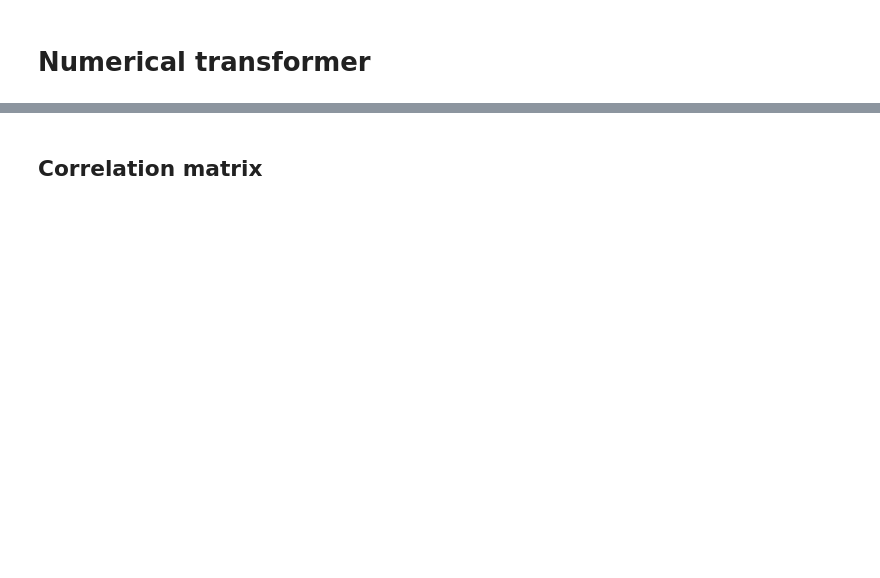
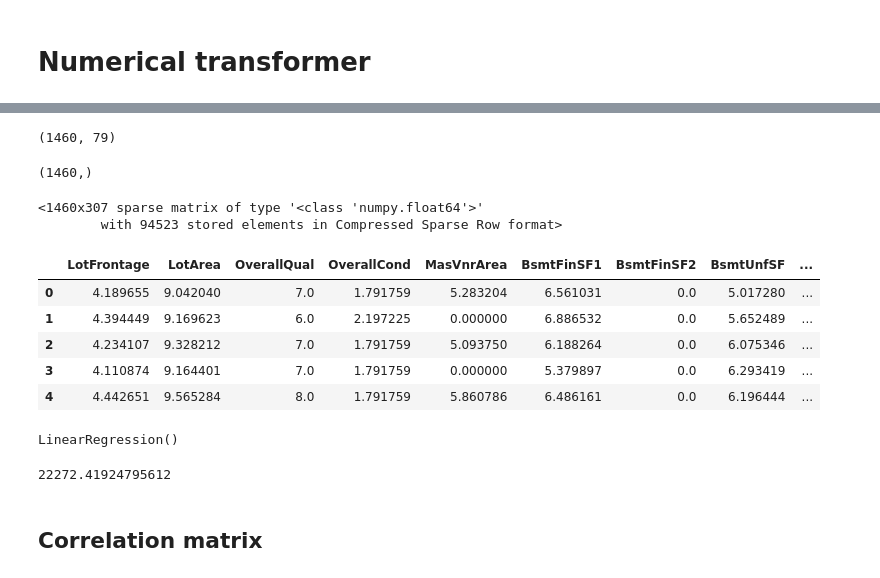
Before and after one commit to zhangyang2017/kaggle_HousePrices_Advanced, a Jupyter notebook: pipeline_topDown.ipynb, the cells around one changed output, grey strips where cells are left out. Saved outputs shown, nothing was run; the diff lists cells and outputs as text; code cells hidden in the pictures; blank space fills up the shorter version.

Commit message:
update pipeline

```diff
--- a/pipeline_topDown.ipynb
+++ b/pipeline_topDown.ipynb
@@ -181,0 +242,7 @@ class drop_cols(BaseEstimator, TransformerMixin):
+# %%
+preprocessing = Pipeline([
+    ('missing_val', FeatureImputer()),
+    ('new_features', FeatureEngineer()),
+    ('drop_cols', DropCols()),
+    ('preprocessor', preprocessor),
+])
@@ -181,0 +328,45 @@ class drop_cols(BaseEstimator, TransformerMixin):
+# %%
+train_preview = load_training_data()
+train_preview['MSSubClass'] = train_preview['MSSubClass'].apply(str)
+trainWoIdSalePrice = train_preview.drop(['Id', 'SalePrice'], axis=1)
+trainWoIdSalePrice.shape
+# %% [output]
+(1460, 79)
+# %%
+y = train_preview['SalePrice']
+y.shape
+# %% [output]
+(1460,)
+# %%
+df_ready = preprocessing.fit_transform(trainWoIdSalePrice)
+# %%
+df_ready
+# %% [output]
+<1460x307 sparse matrix of type '<class 'numpy.float64'>'
+        with 94523 stored elements in Compressed Sparse Row format>
+# %%
+view = pd.DataFrame(df_ready.toarray(),
+             columns=get_ct_feature_names(preprocessor))
+# %%
+view.head(5)
+# %% [output]
+|  | LotFrontage | LotArea | OverallQual | OverallCond | MasVnrArea | BsmtFinSF1 | BsmtFinSF2 | BsmtUnfSF | ... |
+| 0 | 4.189655 | 9.042040 | 7.0 | 1.791759 | 5.283204 | 6.561031 | 0.0 | 5.017280 | ... |
+| 1 | 4.394449 | 9.169623 | 6.0 | 2.197225 | 0.000000 | 6.886532 | 0.0 | 5.652489 | ... |
+| 2 | 4.234107 | 9.328212 | 7.0 | 1.791759 | 5.093750 | 6.188264 | 0.0 | 6.075346 | ... |
+| 3 | 4.110874 | 9.164401 | 7.0 | 1.791759 | 0.000000 | 5.379897 | 0.0 | 6.293419 | ... |
+| 4 | 4.442651 | 9.565284 | 8.0 | 1.791759 | 5.860786 | 6.486161 | 0.0 | 6.196444 | ... |
+# %%
+from sklearn.linear_model import LinearRegression
+lin_reg = LinearRegression()
+lin_reg.fit(view, y)
+# %% [output]
+LinearRegression()
+# %%
+from sklearn.metrics import mean_squared_error
+predictions = lin_reg.predict(view)
+lin_mse = mean_squared_error(y, predictions)
+lin_rmse = np.sqrt(lin_mse)
+lin_rmse
+# %% [output]
+22272.41924795612
```
Also changed, not shown: parts of 86 cells of this notebook.
